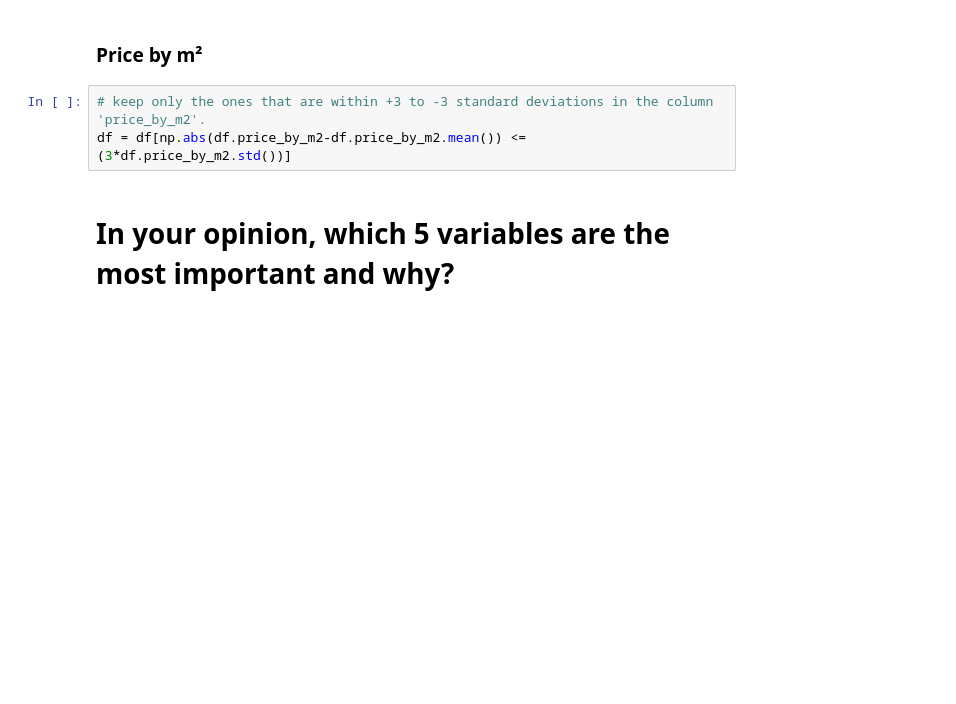
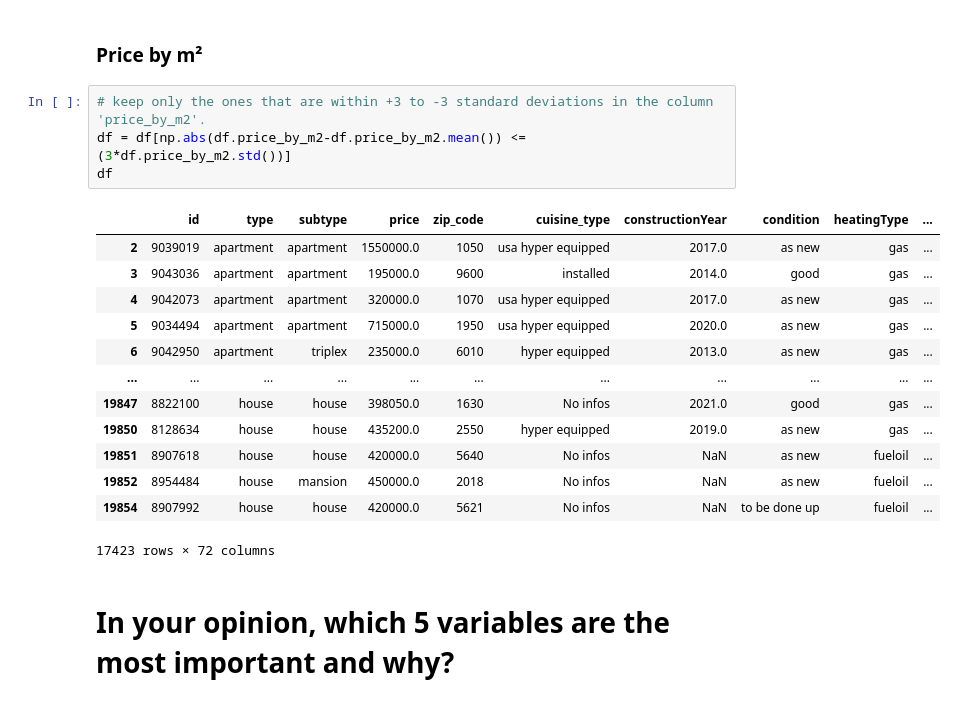
Before and after one commit to abdellahML/challenge-data-analysis, a Jupyter notebook: Codes/interpretation.ipynb, the cells around one changed output. Cells and saved outputs as stored; diff of their text form; blank space fills up the shorter version.

```diff
--- a/Codes/interpretation.ipynb
+++ b/Codes/interpretation.ipynb
@@ -224,6 +224,21 @@ df[["id","nbr_parking_outdoor","square_metres","price"]].sort_values(by="nbr_par
 # %%
 # keep only the ones that are within +3 to -3 standard deviations in the column 'price_by_m2'.
 df = df[np.abs(df.price_by_m2-df.price_by_m2.mean()) <= (3*df.price_by_m2.std())]
+df
+# %% [output]
+|  | id | type | subtype | price | zip_code | cuisine_type | constructionYear | condition | heatingType | ... |
+| 2 | 9039019 | apartment | apartment | 1550000.0 | 1050 | usa hyper equipped | 2017.0 | as new | gas | ... |
+| 3 | 9043036 | apartment | apartment | 195000.0 | 9600 | installed | 2014.0 | good | gas | ... |
+| 4 | 9042073 | apartment | apartment | 320000.0 | 1070 | usa hyper equipped | 2017.0 | as new | gas | ... |
+| 5 | 9034494 | apartment | apartment | 715000.0 | 1950 | usa hyper equipped | 2020.0 | as new | gas | ... |
+| 6 | 9042950 | apartment | triplex | 235000.0 | 6010 | hyper equipped | 2013.0 | as new | gas | ... |
+| ... | ... | ... | ... | ... | ... | ... | ... | ... | ... | ... |
+| 19847 | 8822100 | house | house | 398050.0 | 1630 | No infos | 2021.0 | good | gas | ... |
+| 19850 | 8128634 | house | house | 435200.0 | 2550 | hyper equipped | 2019.0 | as new | gas | ... |
+| 19851 | 8907618 | house | house | 420000.0 | 5640 | No infos | NaN | as new | fueloil | ... |
+| 19852 | 8954484 | house | mansion | 450000.0 | 2018 | No infos | NaN | as new | fueloil | ... |
+| 19854 | 8907992 | house | house | 420000.0 | 5621 | No infos | NaN | to be done up | fueloil | ... |
+17423 rows × 72 columns
 # %% [markdown]
 # In your opinion, which 5 variables are the most important and why?
 # %% [markdown]
```
Also changed, not shown: parts of 6 cells of this notebook.
